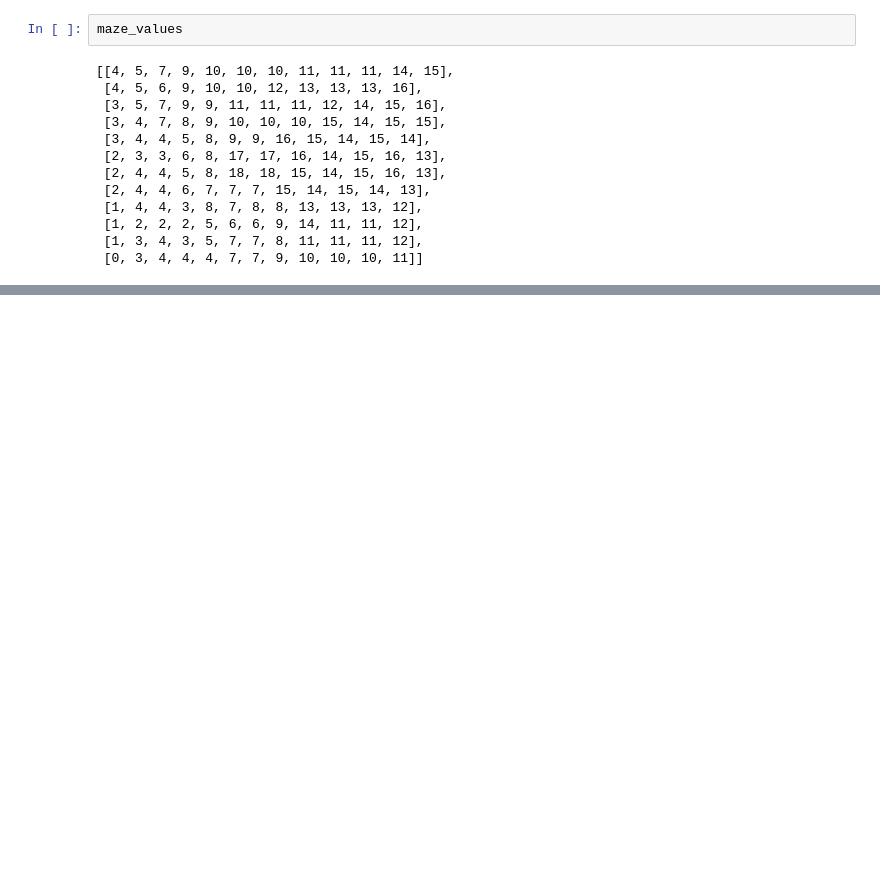
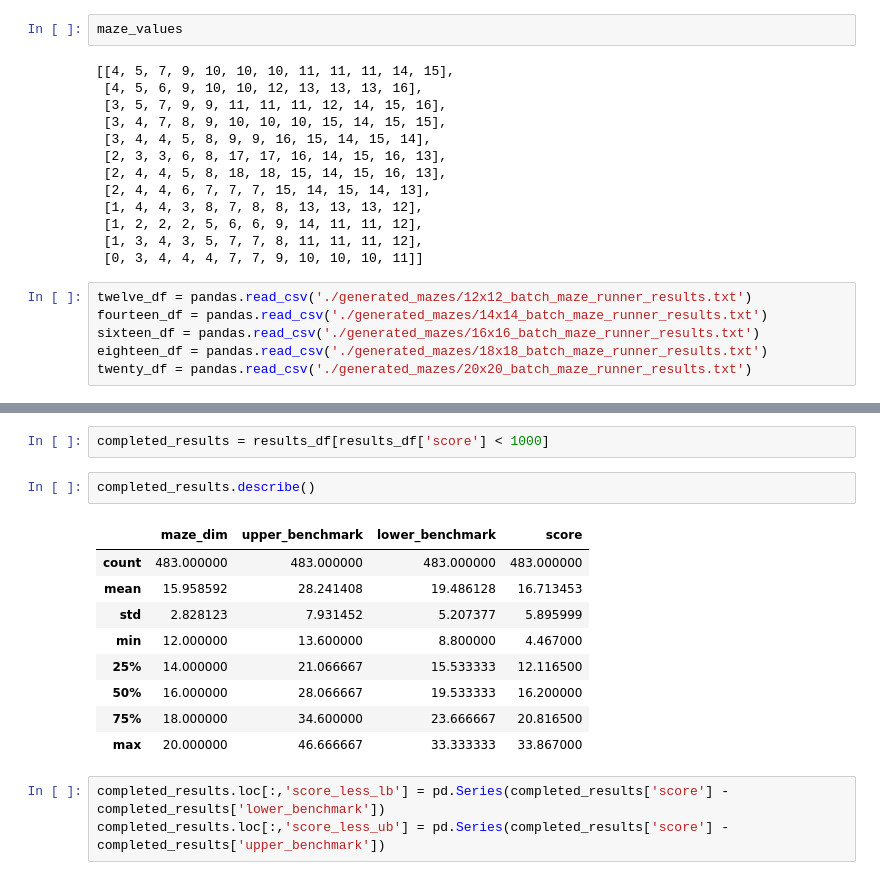
Before and after one commit to eminnett/ml-nanodegree-capstone, a Jupyter notebook: Project Notes.ipynb, the cells around one changed output, grey strips where cells are left out. Saved outputs shown, nothing was run; the diff lists cells and outputs as text; blank space fills up the shorter version.

```diff
--- a/Project Notes.ipynb
+++ b/Project Notes.ipynb
@@ -33,3 +33,9 @@ maze_values
  [1, 2, 2, 2, 5, 6, 6, 9, 14, 11, 11, 12],
  [1, 3, 4, 3, 5, 7, 7, 8, 11, 11, 11, 12],
  [0, 3, 4, 4, 4, 7, 7, 9, 10, 10, 10, 11]]
+# %%
+twelve_df = pandas.read_csv('./generated_mazes/12x12_batch_maze_runner_results.txt')
+fourteen_df = pandas.read_csv('./generated_mazes/14x14_batch_maze_runner_results.txt')
+sixteen_df = pandas.read_csv('./generated_mazes/16x16_batch_maze_runner_results.txt')
+eighteen_df = pandas.read_csv('./generated_mazes/18x18_batch_maze_runner_results.txt')
+twenty_df = pandas.read_csv('./generated_mazes/20x20_batch_maze_runner_results.txt')
@@ -35,0 +55,17 @@ maze_values
+# %%
+completed_results = results_df[results_df['score'] < 1000]
+# %%
+completed_results.describe()
+# %% [output]
+|  | maze_dim | upper_benchmark | lower_benchmark | score |
+| count | 483.000000 | 483.000000 | 483.000000 | 483.000000 |
+| mean | 15.958592 | 28.241408 | 19.486128 | 16.713453 |
+| std | 2.828123 | 7.931452 | 5.207377 | 5.895999 |
+| min | 12.000000 | 13.600000 | 8.800000 | 4.467000 |
+| 25% | 14.000000 | 21.066667 | 15.533333 | 12.116500 |
+| 50% | 16.000000 | 28.066667 | 19.533333 | 16.200000 |
+| 75% | 18.000000 | 34.600000 | 23.666667 | 20.816500 |
+| max | 20.000000 | 46.666667 | 33.333333 | 33.867000 |
+# %%
+completed_results.loc[:,'score_less_lb'] = pd.Series(completed_results['score'] - completed_results['lower_benchmark'])
+completed_results.loc[:,'score_less_ub'] = pd.Series(completed_results['score'] - completed_results['upper_benchmark'])
```
Also changed, not shown: parts of 7 cells of this notebook.
